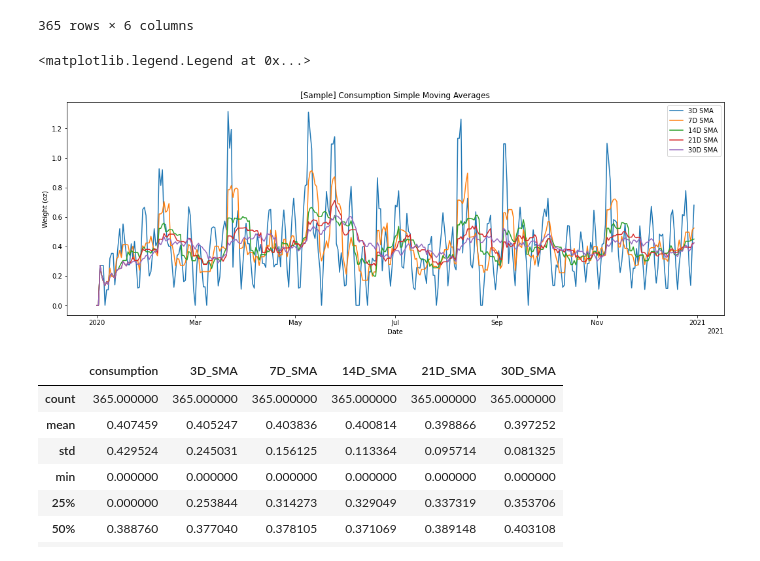
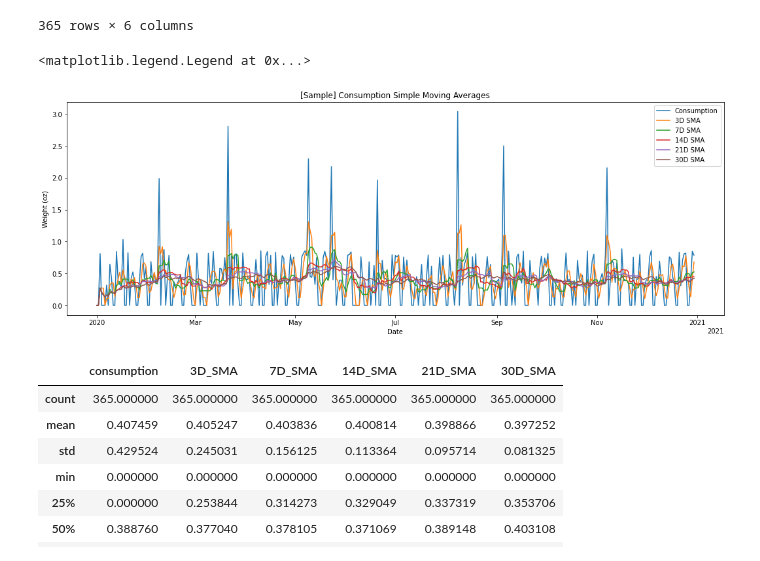
Before and after one commit to jbpauly/smart-simulation, a Jupyter notebook: smart_simulation/Notebooks/hypothesis_analysis.ipynb, the cells around one changed output. Saved outputs shown, nothing was run; the diff lists cells and outputs as text; code cells hidden in the pictures.

```diff
--- a/smart_simulation/Notebooks/hypothesis_analysis.ipynb
+++ b/smart_simulation/Notebooks/hypothesis_analysis.ipynb
@@ -28,11 +32,16 @@ from smart_simulation.cfg_templates.config import package_dir
 # %%
 # Get path to raw weights data
 raw_data_path = (
-    pathlib.Path(package_dir) / "smart_simulation/outputs/simulations/weights"
+    pathlib.Path(package_dir) / "smart_simulation/outputs/simulations"
 )
 
+weights_path = raw_data_path / 'weights'
+
+servings_path = raw_data_path / 'servings'
+
 # List all weights files
-flist = [p for p in raw_data_path.iterdir() if p.is_file()]
+weights_file_list = [p for p in weights_path.iterdir() if p.is_file()]
+servings_file_list = [p for p in servings_path.iterdir() if p.is_file()]
 # %% [markdown]
 ## Sample EDA
 # %% [markdown]
@@ -492,27 +501,28 @@ consumption_rolling_analysis
 # %%
 dates = consumption_rolling_analysis.index
 
 days = mdates.WeekdayLocator()
 months = mdates.MonthLocator()
 years = mdates.YearLocator()
 months_fmt = mdates.DateFormatter('%m')
 
 fig, ax = plt.subplots(figsize=(18, 6))
 
+ax.plot(dates, consumption_rolling_analysis['consumption'], label = 'Consumption')
 ax.plot(dates, consumption_rolling_analysis['3D_SMA'], label = '3D SMA')
 ax.plot(dates, consumption_rolling_analysis['7D_SMA'], label = '7D SMA')
 ax.plot(dates, consumption_rolling_analysis['14D_SMA'], label = '14D SMA')
 ax.plot(dates, consumption_rolling_analysis['21D_SMA'], label = '21D SMA')
 ax.plot(dates, consumption_rolling_analysis['30D_SMA'], label = '30D SMA')
 
 locator = mdates.AutoDateLocator()
 formatter = mdates.ConciseDateFormatter(locator)
 ax.xaxis.set_major_formatter(formatter)
 ax.set(xlabel='Date', ylabel='Weight (oz)', title='[Sample] Consumption Simple Moving Averages')
 ax.legend()
 # %% [output]
 <matplotlib.legend.Legend at 0x...>
-[figure, old version]
+[figure, new version]
 # %%
 consumption_rolling_analysis.describe()
 # %% [output]
```
Also changed, not shown: parts of 56 cells of this notebook.
